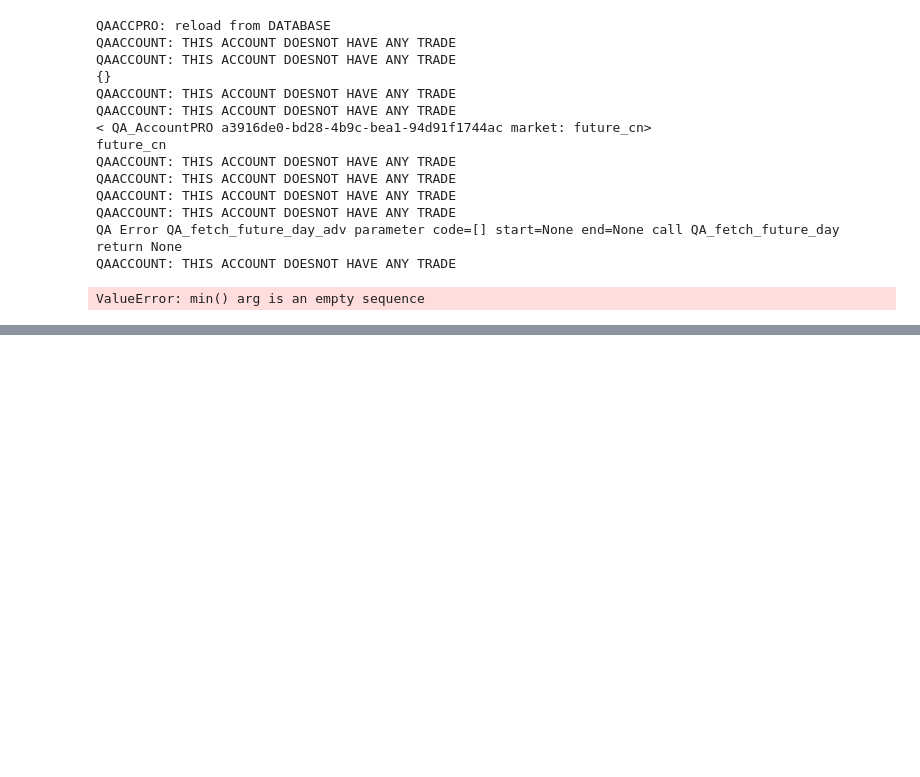
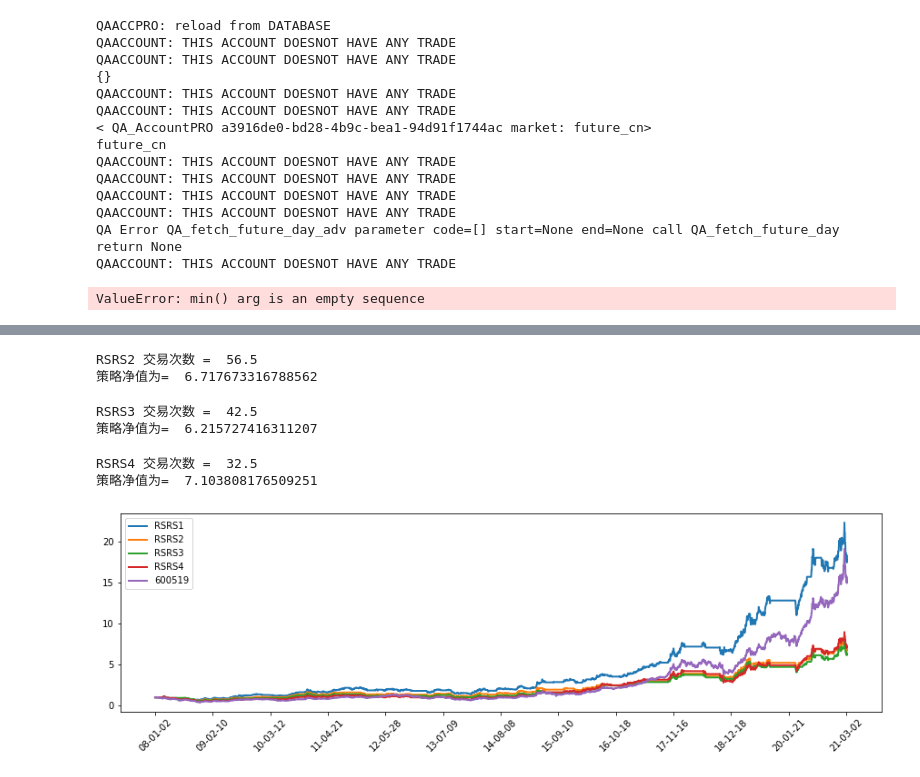
Before and after one commit to nuswgg/quants_qa, a Jupyter notebook: QA/QA how to use stragegy.ipynb, the cells around one changed output, grey strips where cells are left out. Saved outputs shown, nothing was run; the diff lists cells and outputs as text; code cells hidden in the pictures; blank space fills up the shorter version.

```diff
--- a/QA/QA how to use stragegy.ipynb
+++ b/QA/QA how to use stragegy.ipynb
@@ -124,0 +571,4 @@ ValueError: min() arg is an empty sequence
+# %%
+indices_rsrs = data_day.add_func(pre_rsrs_data_func)
+result = RSRS1(indices_rsrs)
+print(indices_rsrs)
@@ -124,0 +641,50 @@ ValueError: min() arg is an empty sequence
+# %%
+result2 = RSRS2(indices_rsrs)
+num = result2.flag.abs().sum() / 2
+nav = result2.nav[result.shape[0] - 1]
+ret_year = (nav - 1)
+print('RSRS2 交易次数 = ',num)
+print('策略净值为= ',nav)
+# %% [output]
+RSRS2 交易次数 =  56.5
+策略净值为=  6.717673316788562
+# %%
+result3 = RSRS3(indices_rsrs)
+num = result3.flag.abs().sum() / 2
+nav = result3.nav[result.shape[0] - 1]
+ret_year = (nav - 1)
+print('RSRS3 交易次数 = ',num)
+print('策略净值为= ',nav)
+# %% [output]
+RSRS3 交易次数 =  42.5
+策略净值为=  6.215727416311207
+# %%
+result4 = RSRS4(indices_rsrs)
+num = result4.flag.abs().sum() / 2
+nav = result4.nav[result.shape[0] - 1]
+ret_year = (nav - 1)
+print('RSRS4 交易次数 = ',num)
+print('策略净值为= ',nav)
+# %% [output]
+RSRS4 交易次数 =  32.5
+策略净值为=  7.103808176509251
+# %%
+#xtick = np.arange(0,result.shape[0],int(result.shape[0] / 7))
+#xticklabel = pd.Series(result.index.date[xtick])
+xticklabel = result.index.get_level_values(level=0).to_series().apply(lambda x: x.strftime("%Y-%m-%d")[2:16])
+
+plt.figure(figsize=(15,4))
+fig = plt.axes()
+plt.plot(np.arange(result.shape[0]), result.nav,label = 'RSRS1',linewidth = 2)
+plt.plot(np.arange(result.shape[0]), result2.nav,label = 'RSRS2',linewidth = 2)
+plt.plot(np.arange(result.shape[0]), result3.nav,label = 'RSRS3',linewidth = 2)
+plt.plot(np.arange(result.shape[0]), result4.nav,label = 'RSRS4',linewidth = 2)
+plt.plot(np.arange(result.shape[0]), indices_rsrs.close / indices_rsrs.close[0], label = codelist[0], linewidth = 2)
+fig.set_xticks(range(0, len(xticklabel),
+                     round(len(xticklabel) / 12)))
+fig.set_xticklabels(xticklabel[::round(len(xticklabel) / 12)],
+                    rotation = 45)
+plt.legend()
+plt.show()
+# %% [output]
+[figure, added]
```
Also changed, not shown: parts of 31 cells of this notebook, 5 other files.
